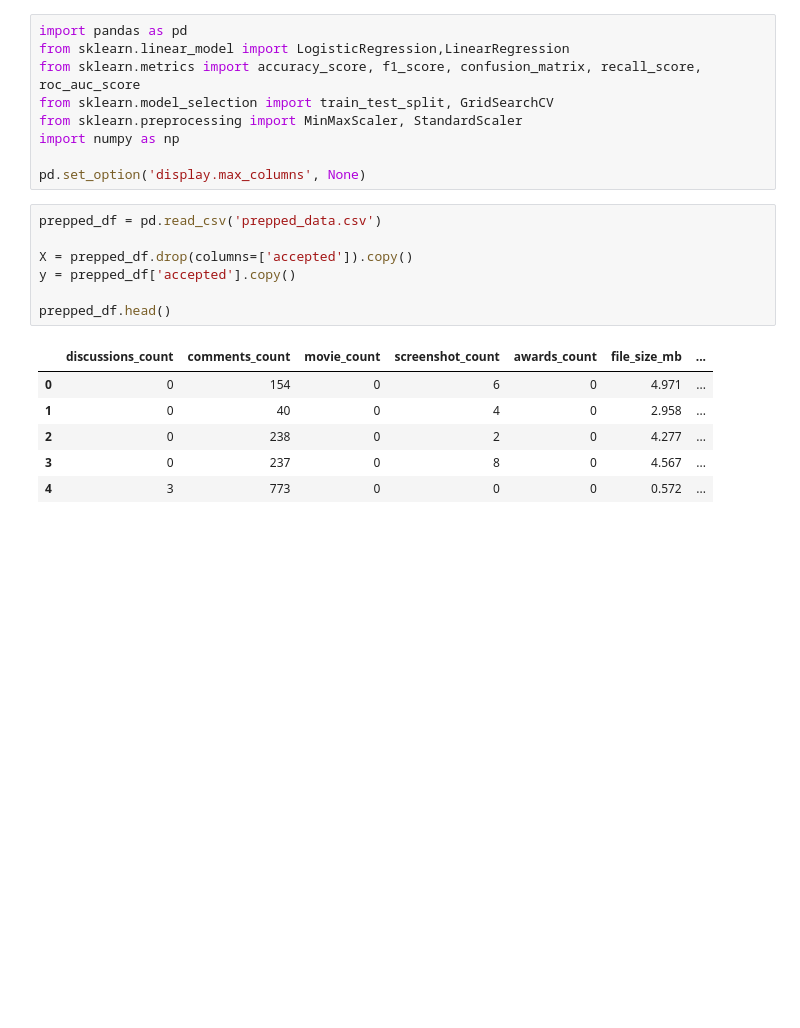
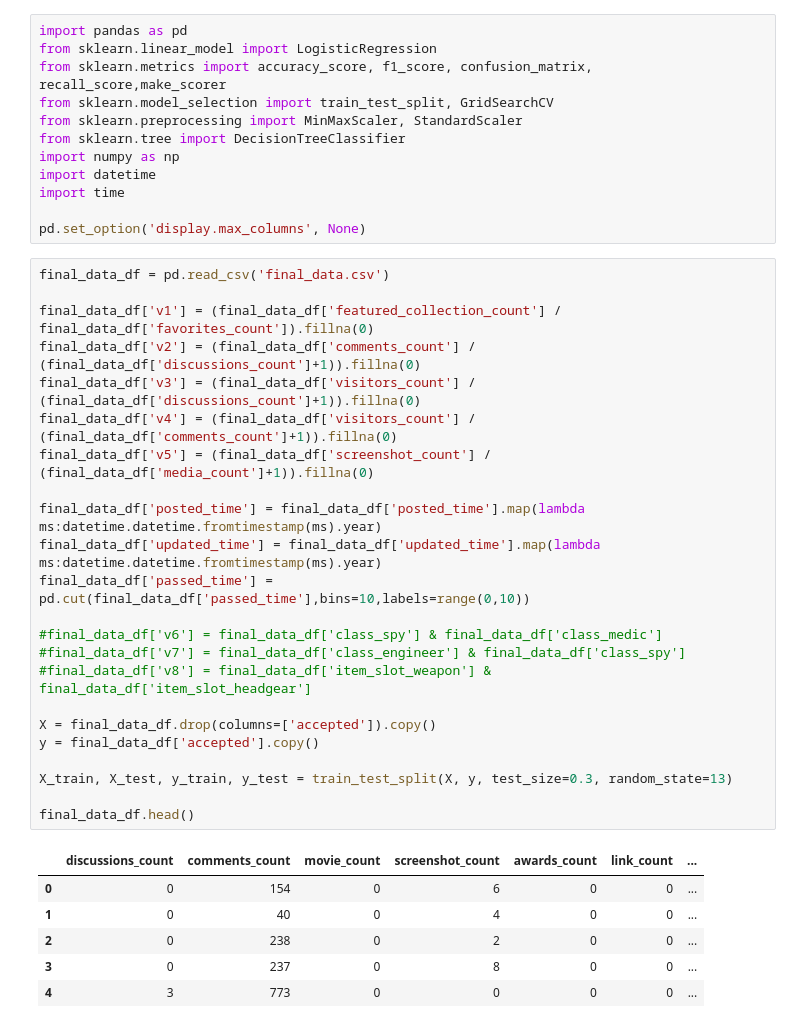
Before and after one commit to LironMat/ds_project, a Jupyter notebook: machine_learning.ipynb, the cells around one changed output. Saved outputs shown, nothing was run; the diff lists cells and outputs as text; blank space fills up the shorter version.

```diff
--- a/machine_learning.ipynb
+++ b/machine_learning.ipynb
@@ -1,24 +1,43 @@
 # %%
 import pandas as pd
-from sklearn.linear_model import LogisticRegression,LinearRegression
-from sklearn.metrics import accuracy_score, f1_score, confusion_matrix, recall_score, roc_auc_score
+from sklearn.linear_model import LogisticRegression
+from sklearn.metrics import accuracy_score, f1_score, confusion_matrix, recall_score,make_scorer
 from sklearn.model_selection import train_test_split, GridSearchCV
 from sklearn.preprocessing import MinMaxScaler, StandardScaler
+from sklearn.tree import DecisionTreeClassifier
 import numpy as np
+import datetime
+import time
 
 pd.set_option('display.max_columns', None)
-# %%
-prepped_df = pd.read_csv('prepped_data.csv')
-
-X = prepped_df.drop(columns=['accepted']).copy()
-y = prepped_df['accepted'].copy()
-
-prepped_df.head()
-# %% [output]
-|  | discussions_count | comments_count | movie_count | screenshot_count | awards_count | file_size_mb | ... |
-| 0 | 0 | 154 | 0 | 6 | 0 | 4.971 | ... |
-| 1 | 0 | 40 | 0 | 4 | 0 | 2.958 | ... |
-| 2 | 0 | 238 | 0 | 2 | 0 | 4.277 | ... |
-| 3 | 0 | 237 | 0 | 8 | 0 | 4.567 | ... |
-| 4 | 3 | 773 | 0 | 0 | 0 | 0.572 | ... |
+# %%
+final_data_df = pd.read_csv('final_data.csv')
+
+final_data_df['v1'] = (final_data_df['featured_collection_count'] / final_data_df['favorites_count']).fillna(0)
+final_data_df['v2'] = (final_data_df['comments_count'] / (final_data_df['discussions_count']+1)).fillna(0)
+final_data_df['v3'] = (final_data_df['visitors_count'] / (final_data_df['discussions_count']+1)).fillna(0)
+final_data_df['v4'] = (final_data_df['visitors_count'] / (final_data_df['comments_count']+1)).fillna(0)
+final_data_df['v5'] = (final_data_df['screenshot_count'] / (final_data_df['media_count']+1)).fillna(0)
+
+final_data_df['posted_time'] = final_data_df['posted_time'].map(lambda ms:datetime.datetime.fromtimestamp(ms).year)
+final_data_df['updated_time'] = final_data_df['updated_time'].map(lambda ms:datetime.datetime.fromtimestamp(ms).year)
+final_data_df['passed_time'] = pd.cut(final_data_df['passed_time'],bins=10,labels=range(0,10))
+
+#final_data_df['v6'] = final_data_df['class_spy'] & final_data_df['class_medic']
+#final_data_df['v7'] = final_data_df['class_engineer'] & final_data_df['class_spy']
+#final_data_df['v8'] = final_data_df['item_slot_weapon'] & final_data_df['item_slot_headgear']
+
+X = final_data_df.drop(columns=['accepted']).copy()
+y = final_data_df['accepted'].copy()
+
+X_train, X_test, y_train, y_test = train_test_split(X, y, test_size=0.3, random_state=13)
+
+final_data_df.head()
+# %% [output]
+|  | discussions_count | comments_count | movie_count | screenshot_count | awards_count | link_count | ... |
+| 0 | 0 | 154 | 0 | 6 | 0 | 0 | ... |
+| 1 | 0 | 40 | 0 | 4 | 0 | 0 | ... |
+| 2 | 0 | 238 | 0 | 2 | 0 | 0 | ... |
+| 3 | 0 | 237 | 0 | 8 | 0 | 0 | ... |
+| 4 | 3 | 773 | 0 | 0 | 0 | 0 | ... |
 # %%
```
Also changed, not shown: parts of 3 cells of this notebook, 7 other files.
